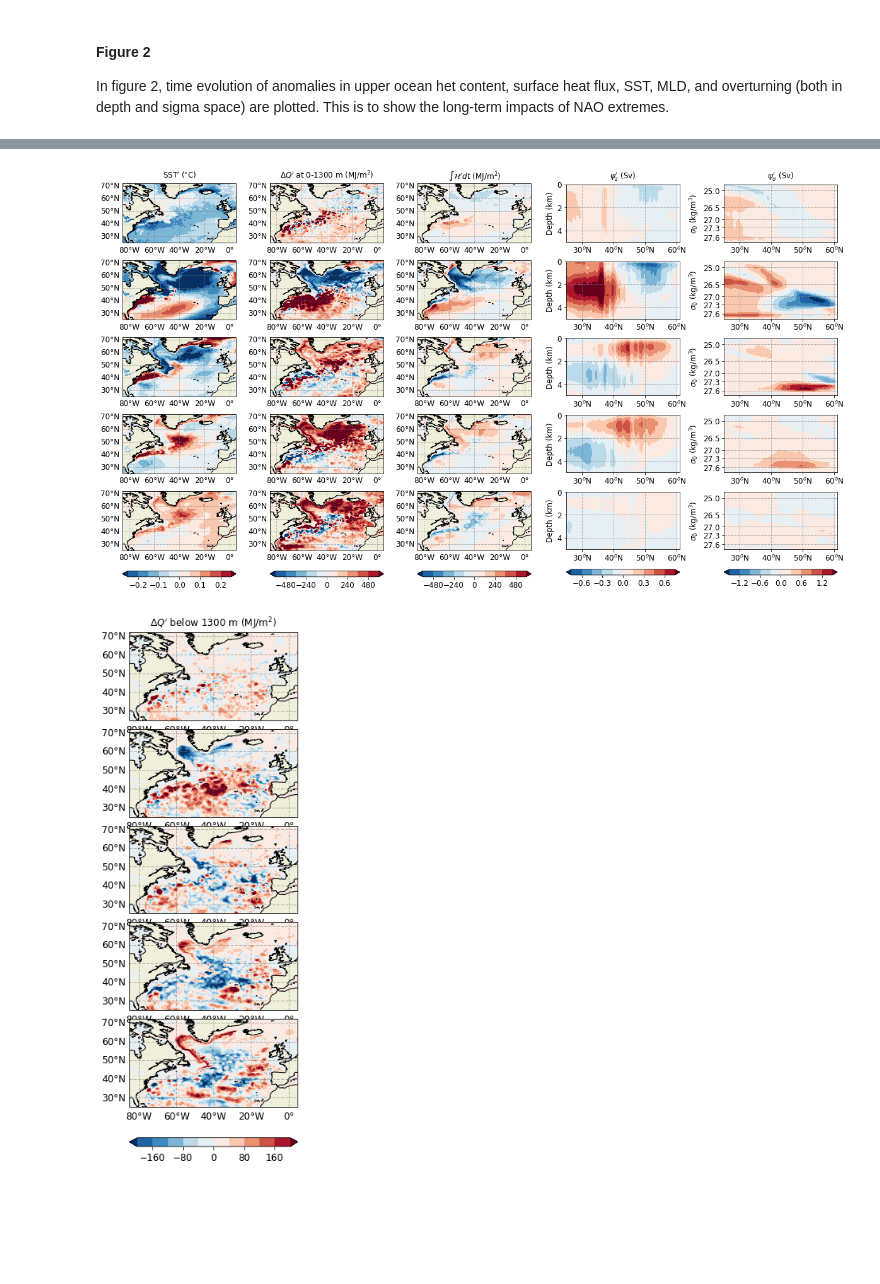
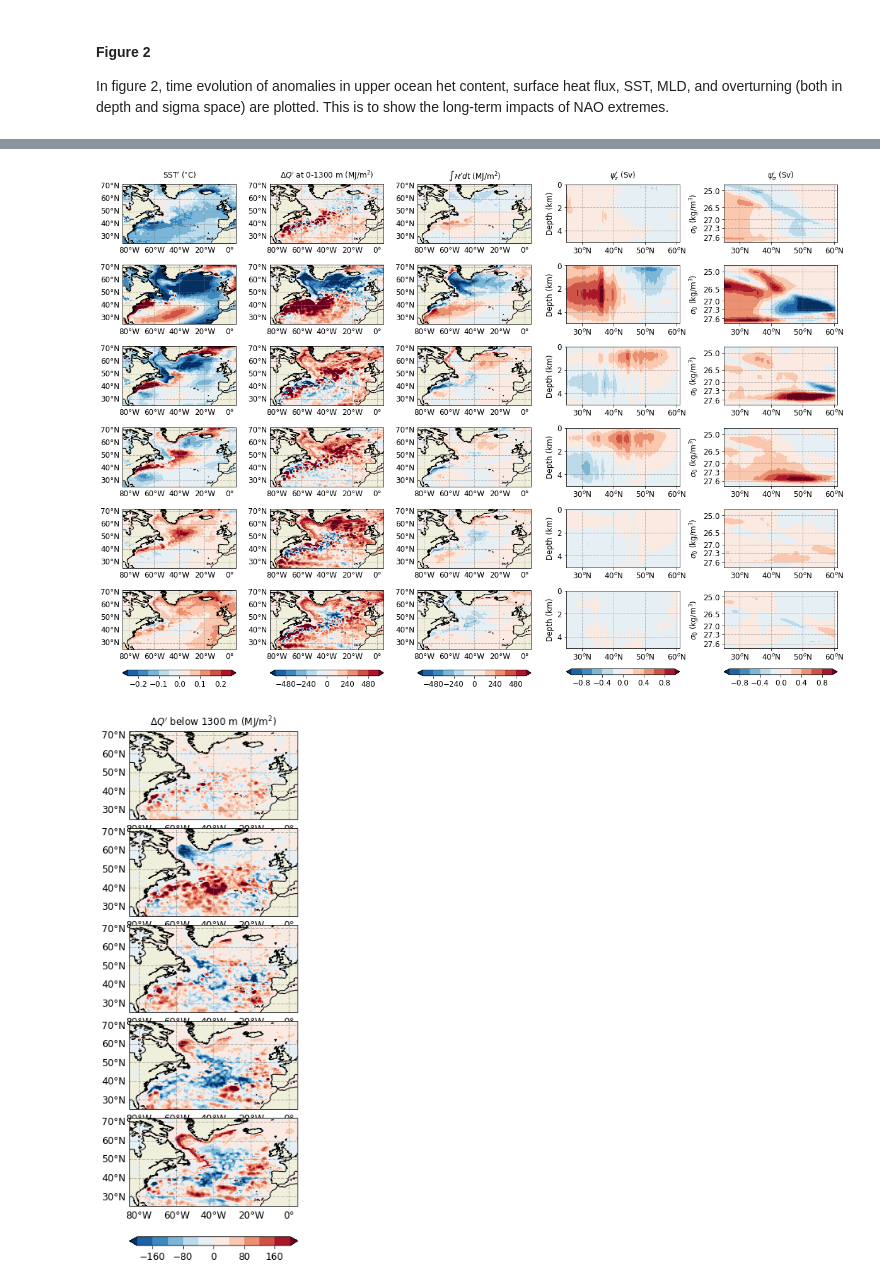
Before and after one commit to hmkhatri/AMOC_Variability_DePreSys_MET, a Jupyter notebook: Notebooks/Plots_Paper_NAO_Heat_Content_Variability/Plots_snapshots_NAO.ipynb, the cells around one changed output, grey strips where cells are left out. Drawn from its saved outputs; the diff is of its cells as text; code cells hidden in the pictures; blank space fills up the shorter version.

```diff
--- a/Notebooks/Plots_Paper_NAO_Heat_Content_Variability/Plots_snapshots_NAO.ipynb
+++ b/Notebooks/Plots_Paper_NAO_Heat_Content_Variability/Plots_snapshots_NAO.ipynb
@@ -534,8 +532,8 @@ from mpl_toolkits.axes_grid1.inset_locator import inset_axes
 
 lat_lon_ext = [-85., 5., 25., 72.]
 
-grid1 = plt.GridSpec(5, 5, wspace=0.3, hspace=0.1)
-fig = plt.figure(figsize=[20,11])
+grid1 = plt.GridSpec(6, 5, wspace=0.3, hspace=0.1)
+fig = plt.figure(figsize=[20,14])
 
 #tmp_ds = xr.merge([HB_NAOp, ds_NAOp.get(['tos','mlotst'])])
 
@@ -544,23 +542,24 @@ name = [r'$\Delta Q^{\prime}$ at 0-1300 m (MJ/m$^2$)', r'$\int {\mathcal{H}}^{\p
 
 ax1 = []
 
-for i in range(0,5):
+for i in range(0,6):
 
     tmp1 = tmp_ds['Heat_Content_200'] + tmp_ds['Heat_Content_1300']
 
-    if (i<=2):
+    if (i<=3):
         #tmp = (tmp1.isel(time=slice(12*i + 2, 12*i + 2 + 12)).mean('time') - 0*tmp1.isel(time=1))/1e6 # anomaly from Dec (2nd month)
         tmp = (tmp1.isel(time=12*i + 2 + 11) - tmp1.isel(time=12*i + 1))/1e6
-    elif (i==3):
+    #elif (i==3):
+    else:
         #tmp = (tmp1.isel(time=slice(12*i + 2, 12*(i+1) + 2 + 12)).mean('time') - 0*tmp1.isel(time=1))/1e6 # anomaly from Dec (2nd month)
         tmp = (tmp1.isel(time=12*(i+1) + 2 + 11) - tmp1.isel(time=12*i + 1))/1e6
-    else:
+    #else:
         #tmp = (tmp1.isel(time=slice(12*i + 2, 12*(i+2) + 2 + 12)).mean('time') - 0*tmp1.isel(time=1))/1e6 # anomaly from Dec (2nd month)
-        tmp = (tmp1.isel(time=12*(i+2) + 2 + 11) - tmp1.isel(time=12*i + 1))/1e6
+    #    tmp = (tmp1.isel(time=12*(i+2) + 2 + 11) - tmp1.isel(time=12*i + 1))/1e6
 
     tmp = tmp.where(tmp_ds['tos'].isel(time=0) < 100.) # mask 0s on land
 
-    if(i==4):
+    if(i==5):
         xlab = True
     else:
         xlab = False
@@ -585,18 +584,18 @@ axins = inset_axes(ax, width="100%", height="10%",  # height : 50%
 cb = fig.colorbar(p, cax=axins, extend='both', orientation="horizontal")
 cb.ax.tick_params(labelsize=12)
 
-for i in range(0,5):
+for i in range(0,6):
 
     tmp1 = tmp_ds['hfds']
 
-    if (i<=2):
+    if (i<=3):
         tmp = (tmp1.isel(time=slice(12*i + 2, 12*i + 2 + 12)).sum('time')) * 30. * 24 * 3600. / 1e6
-    elif (i==3):
+    else: #elif (i==3):
         tmp = (tmp1.isel(time=slice(12*i + 2, 12*(i+1) + 2 + 3)).sum('time')) * 30. * 24 * 3600. / 1e6
-    else:
-        tmp = (tmp1.isel(time=slice(12*i + 2, 12*(i+2) + 2 + 3)).sum('time')) * 30. * 24 * 3600. / 1e6
+    #else:
+    #    tmp = (tmp1.isel(time=slice(12*i + 2, 12*(i+2) + 2 + 3)).sum('time')) * 30. * 24 * 3600. / 1e6
 
-    if(i==4):
+    if(i==5):
         xlab = True
     else:
         xlab = False
@@ -620,18 +619,18 @@ axins = inset_axes(ax, width="100%", height="10%",  # height : 50%
 cb = fig.colorbar(p, cax=axins, extend='both', orientation="horizontal")
 cb.ax.tick_params(labelsize=12)
 
-for i in range(0,5):
+for i in range(0,6):
 
     tmp1 = tmp_ds['tos']
 
-    if (i<=2):
+    if (i<=3):
         tmp = (tmp1.isel(time=slice(12*i + 2, 12*i + 2 + 12)).mean('time') - 0*tmp1.isel(time=1)) # anomaly from Dec (2nd month)
-    elif (i==3):
+    else: #elif (i==3):
         tmp = (tmp1.isel(time=slice(12*i + 2, 12*(i+1) + 2 + 12)).mean('time') - 0*tmp1.isel(time=1)) # anomaly from Dec (2nd month)
-    else:
-        tmp = (tmp1.isel(time=slice(12*i + 2, 12*(i+2) + 2 + 12)).mean('time') - 0*tmp1.isel(time=1)) # anomaly from Dec (2nd month)
+    #else:
+    #    tmp = (tmp1.isel(time=slice(12*i + 2, 12*(i+2) + 2 + 12)).mean('time') - 0*tmp1.isel(time=1)) # anomaly from Dec (2nd month)
 
-    if(i==4):
+    if(i==5):
         xlab = True
     else:
         xlab = False
@@ -654,18 +653,18 @@ cb = fig.colorbar(p, cax=axins, extend='both', orientation="horizontal")
 cb.ax.tick_params(labelsize=12)
 
 
-for i in range(0,5):
+for i in range(0,6):
 
     tmp1 = ds_psi['Overturning_z']
 
-    if (i<=2):
+    if (i<=3):
         tmp = (tmp1.isel(time=slice(12*i + 2, 12*i + 2 + 12)).mean('time') - 0*tmp1.isel(time=1))/1e6 # anomaly from Dec (2nd month)
         #tmp = (tmp1.isel(time=12*i + 2 + 11) - tmp1.isel(time=12*i + 1))/1e6
-    elif (i==3):
+    else: #elif (i==3):
         tmp = (tmp1.isel(time=slice(12*i + 2, 12*(i+1) + 2 + 12)).mean('time') - 0*tmp1.isel(time=1))/1e6 # anomaly from Dec (2nd month)
         #tmp = (tmp1.isel(time=12*(i+1) + 2 + 11) - tmp1.isel(time=12*i + 1))/1e6
-    else:
-        tmp = (tmp1.isel(time=slice(12*i + 2, 12*(i+2) + 2 + 12)).mean('time') - 0*tmp1.isel(time=1))/1e6 # anomaly from Dec (2nd month)
+    #else:
+    #    tmp = (tmp1.isel(time=slice(12*i + 2, 12*(i+2) + 2 + 12)).mean('time') - 0*tmp1.isel(time=1))/1e6 # anomaly from Dec (2nd month)
         #tmp = (tmp1.isel(time=12*(i+2) + 2 + 11) - tmp1.isel(time=12*i + 1))/1e6
 
     tmp = tmp.isel(j_c=slice(0,303)) #/ 1e6
@@ -678,7 +677,7 @@ for i in range(0,5):
 
 
     ax = fig.add_subplot(grid1[i, 3])
-    p = tmp.plot.contourf(ax=ax, x='j_c', y='lev', levels = 11, vmin = -0.75, vmax = 0.75,
+    p = tmp.plot.contourf(ax=ax, x='j_c', y='lev', levels = 11, vmin = -1.0, vmax = 1.0,
                           cmap='RdBu_r', add_labels=False, add_colorbar=False, extend='both')
     ax.set_ylabel('Depth (km)', fontsize=12)
     plt.xticks(np.arange(30,61,10), [r'$30^o$N', r'$40^o$N', r'$50^o$N', r'$60^o$N'])
@@ -704,18 +703,18 @@ axins = inset_axes(ax, width="100%", height="10%",  # height : 50%
 cb = fig.colorbar(p, cax=axins, extend='both', orientation="horizontal")
 cb.ax.tick_params(labelsize=12)
 
-for i in range(0,5):
+for i in range(0,6):
 
     tmp1 = ds_psi['Overturning_sigma']
 
-    if (i<=2):
+    if (i<=3):
         tmp = (tmp1.isel(time=slice(12*i + 2, 12*i + 2 + 12)).mean('time') - 0*tmp1.isel(time=1))/1e6 # anomaly from Dec (2nd month)
         #tmp = (tmp1.isel(time=12*i + 2 + 11) - tmp1.isel(time=12*i + 1))/1e6
-    elif (i==3):
+    else: #elif (i==3):
         tmp = (tmp1.isel(time=slice(12*i + 2, 12*(i+1) + 2 + 12)).mean('time') - 0*tmp1.isel(time=1))/1e6 # anomaly from Dec (2nd month)
         #tmp = (tmp1.isel(time=12*(i+1) + 2 + 11) - tmp1.isel(time=12*i + 1))/1e6
-    else:
-        tmp = (tmp1.isel(time=slice(12*i + 2, 12*(i+2) + 2 + 12)).mean('time') - 0*tmp1.isel(time=1))/1e6 # anomaly from Dec (2nd month)
+    #else:
+    #    tmp = (tmp1.isel(time=slice(12*i + 2, 12*(i+2) + 2 + 12)).mean('time') - 0*tmp1.isel(time=1))/1e6 # anomaly from Dec (2nd month)
         #tmp = (tmp1.isel(time=12*(i+2) + 2 + 11) - tmp1.isel(time=12*i + 1))/1e6
 
     tmp = tmp.isel(j_c=slice(0,303)) #/ 1e6
@@ -731,39 +730,39 @@ for i in range(0,5):
 
 
     ax = fig.add_subplot(grid1[i, 4])
-    p = tmp.plot.contourf(ax=ax, x='j_c', y='sigma0', levels = 11, vmin = -1.5, vmax = 1.5,
+    p = tmp.plot.contourf(ax=ax, x='j_c', y='sigma0', levels = 11, vmin = -1.0, vmax = 1.0,
                           cmap='RdBu_r', add_labels=False, add_colorbar=False, extend='both')
     ax.set_ylabel(r'$\sigma_0$ (kg/m$^3$)', fontsize=12)
     plt.xticks(np.arange(30,61,10), [r'$30^o$N', r'$40^o$N', r'$50^o$N', r'$60^o$N'])
     #ax.set_ylim([25., 27.8])
     ax.set_ylim([2000., 40000.])
     #plt.yticks([rng_nl[13], rng_nl[18], rng_nl[31], rng_nl[36]],
     #           [ds_psi['sigma0'].values[13], ds_psi['sigma0'].values[18], ds_psi['sigma0'].values[31], ds_psi['sigma0'].values[36]])
     plt.yticks([15.5**2 * 25., 25.5**2*26.5, 30.5**2*27, 33.5**2*27.3, 36.5**2*27.6], [25.0, 26.5, 27.0, 27.3, 27.6])
 
     ax.set_xlim([25., 61.])
     ax.grid(color='gray', alpha=0.5, linestyle='--', lw=1.)
     ax.set_title(titl, pad=10, fontsize=12)
     plt.gca().invert_yaxis()
 
     plt.yticks(fontsize = 12);
     plt.xticks(fontsize = 12);
 
     bbox=plt.gca().get_position()
     offset=.025
     plt.gca().set_position([bbox.x0 + offset*0.5, bbox.y0 + offset*0.5, bbox.x1-bbox.x0, bbox.y1 - bbox.y0 - offset])
 
 axins = inset_axes(ax, width="100%", height="10%",  # height : 50%
                    loc='lower left', bbox_to_anchor=(0., -0.45, 1., 1.),
                    bbox_transform=ax.transAxes, borderpad=0,)
 
 cb = fig.colorbar(p, cax=axins, extend='both', orientation="horizontal")
 cb.ax.tick_params(labelsize=12)
 
-fig.savefig('/home/users/hkhatri/Plots/Figures_GRL_2022/Figure2.png', dpi=300,bbox_inches='tight');
-fig.savefig('/home/users/hkhatri/Plots/Figures_GRL_2022/Figure2.pdf', dpi=300,bbox_inches='tight');
+#fig.savefig('/home/users/hkhatri/Plots/Figures_GRL_2022/Figure2.png', dpi=300,bbox_inches='tight');
+#fig.savefig('/home/users/hkhatri/Plots/Figures_GRL_2022/Figure2.pdf', dpi=300,bbox_inches='tight');
 # %% [output]
-[figure, old version]
+[figure, new version]
 # %%
 from mpl_toolkits.axes_grid1.inset_locator import inset_axes
 
```
Also changed, not shown: parts of 3 cells of this notebook.
